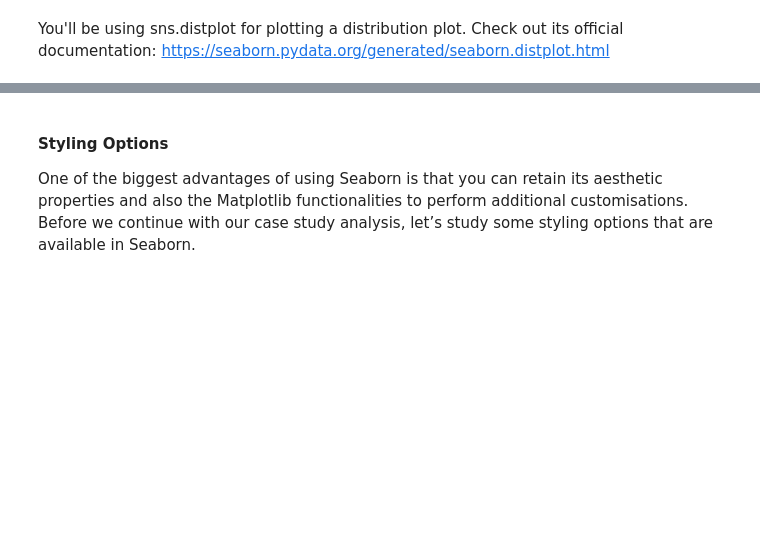
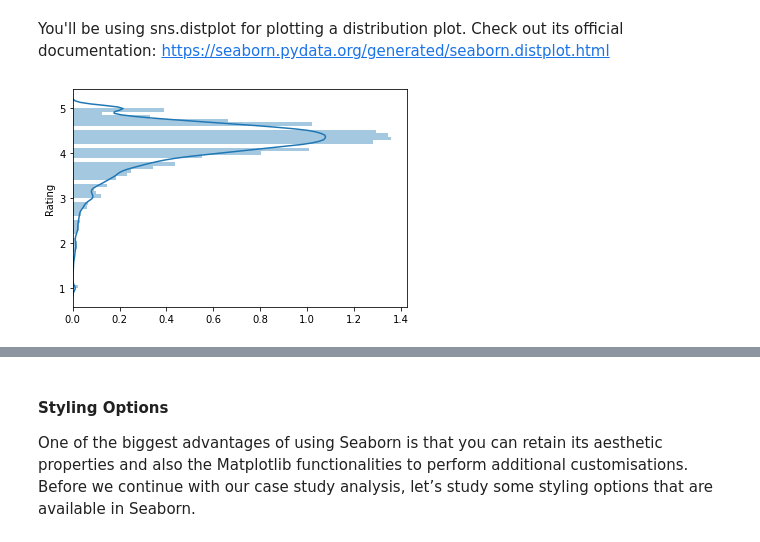
Before and after one commit to abhinav-m/data-science-bootcamp, a Jupyter notebook: upgrad-data-science-primer/Data Visualization Case Study/Data Visualisation in Python - Case Study.ipynb, the cells around one changed output, grey strips where cells are left out. Saved outputs shown, nothing was run; the diff lists cells and outputs as text; code cells hidden in the pictures; blank space fills up the shorter version.

Commit message:
Updated data visualization case study, added todo
Added more example in data visualization case study, added todo

```diff
--- a/upgrad-data-science-primer/Data Visualization Case Study/Data Visualisation in Python - Case Study.ipynb
+++ b/upgrad-data-science-primer/Data Visualization Case Study/Data Visualisation in Python - Case Study.ipynb
@@ -602,5 +604,10 @@ The following is an example of a distribution plot. Notice that now instead of f
 You'll be using sns.distplot for plotting a distribution plot. Check out its official documentation: https://seaborn.pydata.org/generated/seaborn.distplot.html
 # %%
 #Create a distribution plot for rating
+import seaborn as sns
+sns.distplot(inp1.Rating,vertical=True)
+plt.show()
+# %% [output]
+[figure, added]
 # %%
 #Change the number of bins
```
Also changed, not shown: parts of 25 cells of this notebook, 1 other file.
